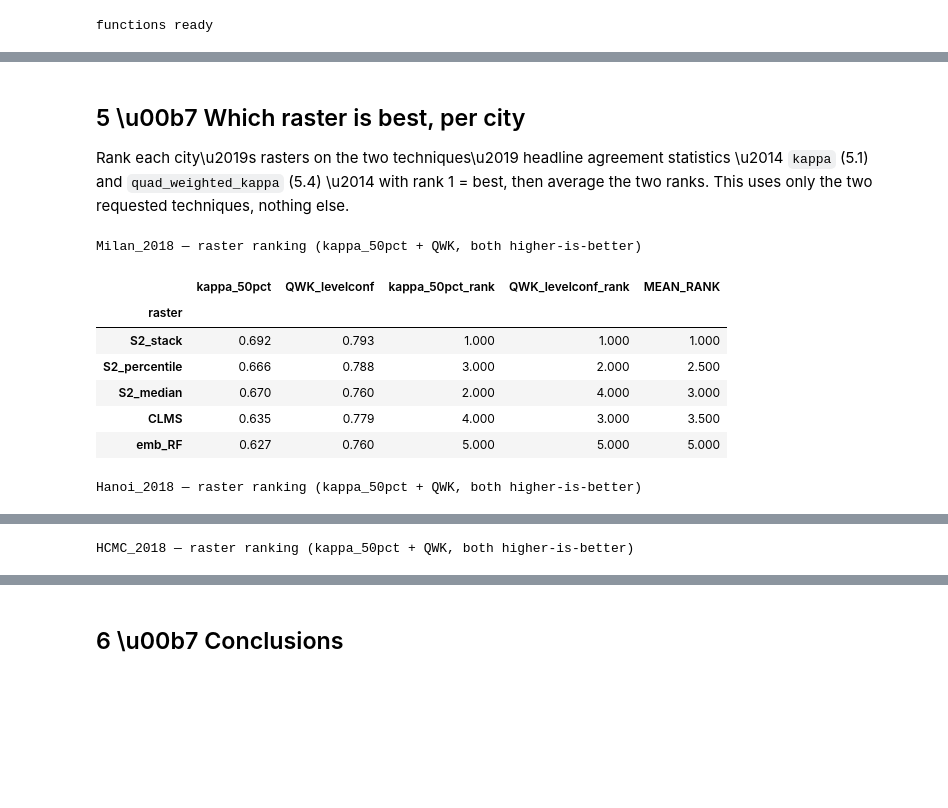
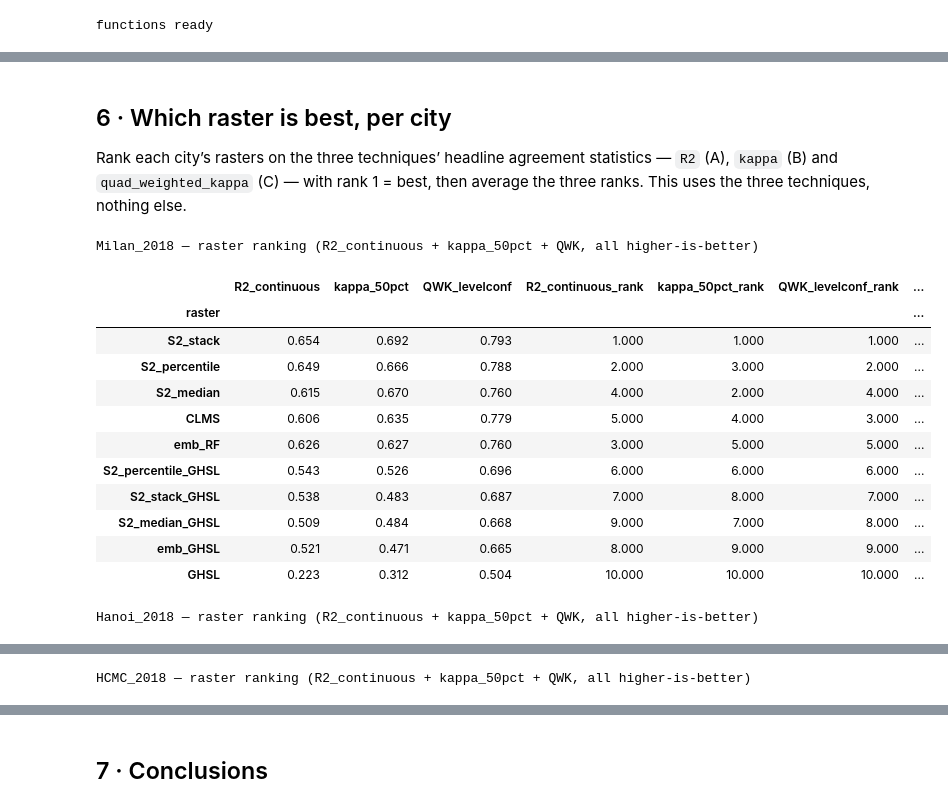
Before and after one commit to tanxiaoo/IMD-Mapping, a Jupyter notebook: imd_confusion_matrix_validation.ipynb, the cells around one changed output, grey strips where cells are left out. Saved outputs shown, nothing was run; the diff lists cells and outputs as text; code cells hidden in the pictures; blank space fills up the shorter version.

```diff
--- a/imd_confusion_matrix_validation.ipynb
+++ b/imd_confusion_matrix_validation.ipynb
@@ -300,16 +413,16 @@ for ds, r in all_pairs():
     cm, mm = binary_metrics(DATA[ds].gt_bin, pb)
     cms[(ds, r)] = cm
     rows.append(dict(dataset=ds, raster=r, **mm))
-T51 = pd.DataFrame(rows).set_index(["dataset", "raster"])
-T51.to_csv(CROSS / "technique5_1_hard_confusion_metrics.csv")
+TB = pd.DataFrame(rows).set_index(["dataset", "raster"])
+TB.to_csv(CROSS / "technique_B_hard_confusion_metrics.csv")
 for ds in DS_ORDER:
-    T51.loc[ds].to_csv(CITY_DIR[ds] / "comparison" / "technique5_1_hard_confusion_metrics.csv")
+    TB.loc[ds].to_csv(CITY_DIR[ds] / "comparison" / "technique_B_hard_confusion_metrics.csv")
     for r in DATASETS[ds]["rasters"]:
         pd.DataFrame(cms[(ds, r)], index=["gt_pervious", "gt_impervious"],
                      columns=["pred_pervious", "pred_impervious"]).to_csv(
             CITY_DIR[ds] / "per_raster" / r / "confusion_matrix_50pct.csv")
 print(f"threshold = {BIN_THRESHOLD:g} %")
-T51.round(3)
+TB.round(3)
 # %% [output]
 threshold = 50 %
 |  |  | n | OA | kappa | PA_pervious | PA_impervious | UA_pervious | UA_impervious | ... |
@@ -339,7 +453,7 @@ def confusion_grid(ds, savepath):
     lab = ["perv.", "imperv."]
     for i, (ax, r) in enumerate(zip(axes, rs)):
         cm = cms[(ds, r)]
-        mm = T51.loc[(ds, r)]
+        mm = TB.loc[(ds, r)]
         ax.imshow(cm, cmap="Blues", aspect="auto")
         for a in range(2):
             for c in range(2):
@@ -350,10 +464,10 @@ def confusion_grid(ds, savepath):
         if i == 0:
             ax.set_ylabel("ground truth")
         ax.set_title(f"{r}\nOA {mm.OA:.3f}  \u03ba {mm.kappa:.3f}", fontsize=10)
-    fig.suptitle(f"Technique 5.1 \u2014 {ds.replace('_',' ')} confusion @ {BIN_THRESHOLD:g}%  "
+    fig.suptitle(f"Technique B \u2014 {ds.replace('_',' ')} confusion @ {BIN_THRESHOLD:g}%  "
                  "(rows = ground truth, cols = predicted)", fontsize=12)
     fig.savefig(savepath, dpi=140, bbox_inches="tight"); plt.show()
 
 for ds in DS_ORDER:
-    confusion_grid(ds, CITY_DIR[ds] / "comparison" / "technique5_1_confusion_grid.png")
+    confusion_grid(ds, CITY_DIR[ds] / "comparison" / "technique_B_confusion_grid.png")
 # %% [output]
@@ -378,12 +492,12 @@ for ds, r in all_pairs():
     LV_rows.append(dict(dataset=ds, raster=r, **st))
     C.to_csv(CITY_DIR[ds] / "per_raster" / r / "level_confusion_matrix.csv")
     per.round(4).to_csv(CITY_DIR[ds] / "per_raster" / r / "level_confusion_perclass.csv")
-T54 = pd.DataFrame(LV_rows).set_index(["dataset", "raster"])
-T54.to_csv(CROSS / "technique5_4_level_confusion_metrics.csv")
+TC = pd.DataFrame(LV_rows).set_index(["dataset", "raster"])
+TC.to_csv(CROSS / "technique_C_level_confusion_metrics.csv")
 for ds in DS_ORDER:
-    T54.loc[ds].to_csv(CITY_DIR[ds] / "comparison" / "technique5_4_level_confusion_metrics.csv")
+    TC.loc[ds].to_csv(CITY_DIR[ds] / "comparison" / "technique_C_level_confusion_metrics.csv")
 print("fraction-level (10-class) agreement \u2014 no pervious/impervious threshold")
-T54.round(3)
+TC.round(3)
 # %% [output]
 fraction-level (10-class) agreement — no pervious/impervious threshold
 |  |  | n | exact_match_OA | within_1_level_OA | MAE_levels | MAE_pp | RMSE_pp | ... |
@@ -411,7 +526,7 @@ def level_confusion_grid(ds, savepath):
     fig, axes = plt.subplots(1, len(rs), figsize=(3.8*len(rs), 4.0), constrained_layout=True)
     axes = np.atleast_1d(axes)
     for i, (ax, r) in enumerate(zip(axes, rs)):
-        C, _ = level_mats[(ds, r)]; st = T54.loc[(ds, r)]
+        C, _ = level_mats[(ds, r)]; st = TC.loc[(ds, r)]
         Cv = C.values
         ax.imshow(Cv, cmap="Blues", aspect="auto")
         for a in range(10):
@@ -427,10 +542,10 @@ def level_confusion_grid(ds, savepath):
             ax.set_ylabel("reference level")
         ax.set_title(f"{r}\nexact {st.exact_match_OA:.2f}  \u00b11 {st.within_1_level_OA:.2f}  "
                      f"QWK {st.quad_weighted_kappa:.2f}", fontsize=8.5)
-    fig.suptitle(f"Technique 5.4 \u2014 {ds.replace('_',' ')} fraction-level confusion "
+    fig.suptitle(f"Technique C \u2014 {ds.replace('_',' ')} fraction-level confusion "
                  "(10 levels, no threshold)", fontsize=12)
     fig.savefig(savepath, dpi=140, bbox_inches="tight"); plt.show()
 
 for ds in DS_ORDER:
-    level_confusion_grid(ds, CITY_DIR[ds] / "comparison" / "technique5_4_level_confusion_grid.png")
+    level_confusion_grid(ds, CITY_DIR[ds] / "comparison" / "technique_C_level_confusion_grid.png")
 # %% [output]
@@ -438,35 +553,41 @@ for ds in DS_ORDER:
 [figure]
 [figure]
 # %% [markdown]
-## 5 \u00b7 Which raster is best, per city
+## 6 · Which raster is best, per city
 
-Rank each city\u2019s rasters on the two techniques\u2019 headline agreement statistics \u2014
-`kappa` (5.1) and `quad_weighted_kappa` (5.4) \u2014 with rank 1 = best, then average the two
-ranks. This uses only the two requested techniques, nothing else.
+Rank each city’s rasters on the three techniques’ headline agreement statistics —
+`R2` (A), `kappa` (B) and `quad_weighted_kappa` (C) — with rank 1 = best, then
+average the three ranks. This uses the three techniques, nothing else.
 # %%
 rank_tables = {}
 for ds in DS_ORDER:
     sc = pd.DataFrame({
-        "kappa_50pct": T51.loc[ds, "kappa"],
-        "QWK_levelconf": T54.loc[ds, "quad_weighted_kappa"],
+        "R2_continuous": TA.loc[ds, "R2"],
+        "kappa_50pct":   TB.loc[ds, "kappa"],
+        "QWK_levelconf": TC.loc[ds, "quad_weighted_kappa"],
     })
     ranks = sc.rank(ascending=False, method="min")
     ranks.columns = [c + "_rank" for c in ranks.columns]
     rk = pd.concat([sc, ranks], axis=1)
     rk["MEAN_RANK"] = ranks.mean(axis=1)
     rk = rk.sort_values("MEAN_RANK")
     rank_tables[ds] = rk
     rk.to_csv(CITY_DIR[ds] / "comparison" / "raster_ranking.csv")
-    print(f"{ds} \u2014 raster ranking (kappa_50pct + QWK, both higher-is-better)")
+    print(f"{ds} \u2014 raster ranking (R2_continuous + kappa_50pct + QWK, all higher-is-better)")
     display(rk.round(3))
 pd.concat(rank_tables, names=["dataset", "raster"]).to_csv(CROSS / "raster_ranking_all_cities.csv")
 # %% [output]
-Milan_2018 — raster ranking (kappa_50pct + QWK, both higher-is-better)
+Milan_2018 — raster ranking (R2_continuous + kappa_50pct + QWK, all higher-is-better)
-|  | kappa_50pct | QWK_levelconf | kappa_50pct_rank | QWK_levelconf_rank | MEAN_RANK |
-| raster |  |  |  |  |  |
-| S2_stack | 0.692 | 0.793 | 1.000 | 1.000 | 1.000 |
-| S2_percentile | 0.666 | 0.788 | 3.000 | 2.000 | 2.500 |
-| S2_median | 0.670 | 0.760 | 2.000 | 4.000 | 3.000 |
-| CLMS | 0.635 | 0.779 | 4.000 | 3.000 | 3.500 |
-| emb_RF | 0.627 | 0.760 | 5.000 | 5.000 | 5.000 |
+|  | R2_continuous | kappa_50pct | QWK_levelconf | R2_continuous_rank | kappa_50pct_rank | QWK_levelconf_rank | ... |
+| raster |  |  |  |  |  |  | ... |
+| S2_stack | 0.654 | 0.692 | 0.793 | 1.000 | 1.000 | 1.000 | ... |
+| S2_percentile | 0.649 | 0.666 | 0.788 | 2.000 | 3.000 | 2.000 | ... |
+| S2_median | 0.615 | 0.670 | 0.760 | 4.000 | 2.000 | 4.000 | ... |
+| CLMS | 0.606 | 0.635 | 0.779 | 5.000 | 4.000 | 3.000 | ... |
+| emb_RF | 0.626 | 0.627 | 0.760 | 3.000 | 5.000 | 5.000 | ... |
+| S2_percentile_GHSL | 0.543 | 0.526 | 0.696 | 6.000 | 6.000 | 6.000 | ... |
+| S2_stack_GHSL | 0.538 | 0.483 | 0.687 | 7.000 | 8.000 | 7.000 | ... |
+| S2_median_GHSL | 0.509 | 0.484 | 0.668 | 9.000 | 7.000 | 8.000 | ... |
+| emb_GHSL | 0.521 | 0.471 | 0.665 | 8.000 | 9.000 | 9.000 | ... |
+| GHSL | 0.223 | 0.312 | 0.504 | 10.000 | 10.000 | 10.000 | ... |
-Hanoi_2018 — raster ranking (kappa_50pct + QWK, both higher-is-better)
+Hanoi_2018 — raster ranking (R2_continuous + kappa_50pct + QWK, all higher-is-better)
@@ -480 +601 @@ Hanoi_2018 — raster ranking (kappa_50pct + QWK, both higher-is-better)
-HCMC_2018 — raster ranking (kappa_50pct + QWK, both higher-is-better)
+HCMC_2018 — raster ranking (R2_continuous + kappa_50pct + QWK, all higher-is-better)
@@ -488,5 +609,5 @@ HCMC_2018 — raster ranking (kappa_50pct + QWK, both higher-is-better)
 # %% [markdown]
-## 6 \u00b7 Conclusions
+## 7 · Conclusions
 # %%
 print("CONCLUSIONS")
 print("-" * 60)
```
Also changed, not shown: parts of 22 cells of this notebook, 2 other files.
